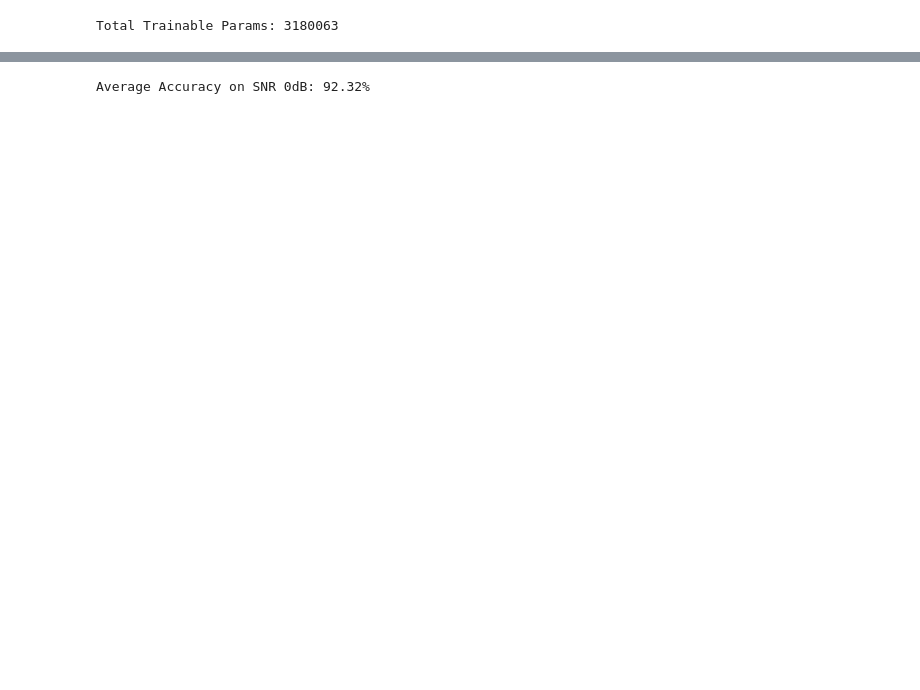
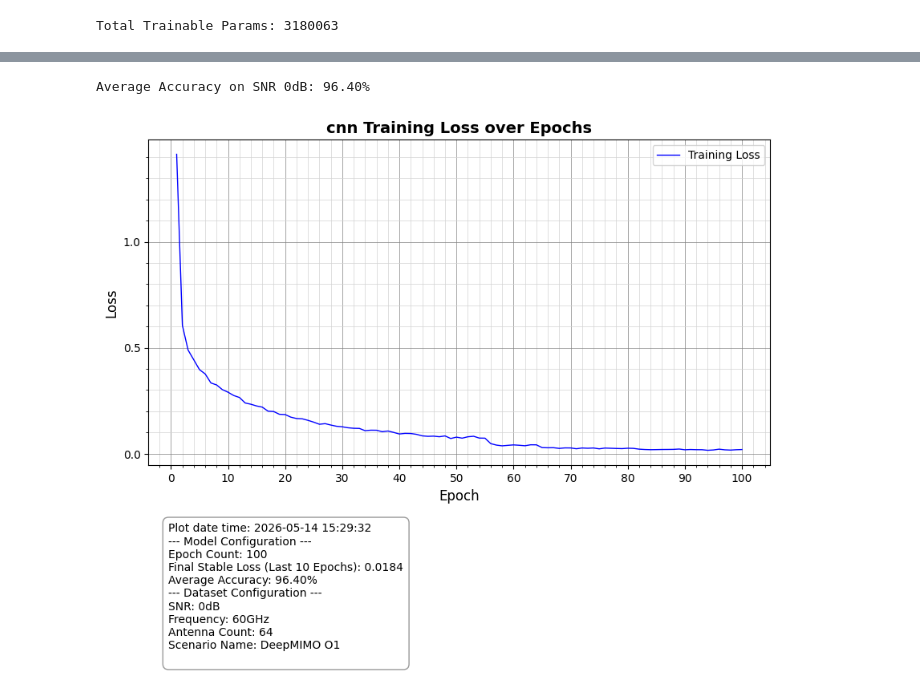
Before and after one commit to Automatic28m/deepLearningForMassiveMIMO, a Jupyter notebook: deepmimo_cnn.ipynb, the cells around one changed output, grey strips where cells are left out. Saved outputs shown, nothing was run; the diff lists cells and outputs as text; code cells hidden in the pictures; blank space fills up the shorter version.

Commit message:
Add Global Seed, Best saving model, Learning Rate Scheduler

```diff
--- a/deepmimo_cnn.ipynb
+++ b/deepmimo_cnn.ipynb
@@ -140,4 +179,5 @@ Epoch [100/100], Loss: 0.1143
 # %%
+model.load_state_dict(torch.load(f'best_{ai_model}_model.pth'))
 model.eval()
 correct = 0
 total = 0
@@ -152,7 +192,66 @@ with torch.no_grad():
 
 print(f'Average Accuracy on SNR 0dB: {100 * correct / total:.2f}%')
 # %% [output]
-Average Accuracy on SNR 0dB: 92.32%
+Average Accuracy on SNR 0dB: 96.40%
+# %%
+import matplotlib.pyplot as plt
+import matplotlib.ticker as ticker
+from datetime import datetime
+
+initial_datetime = datetime.now().strftime("%Y-%m-%d %H:%M:%S")
+final_avg_loss = np.mean(train_losses[-10:])
+
+plt.figure(figsize=(10, 7)) # Increased height slightly for the text
+plt.plot(range(1, epochs + 1), train_losses, color='blue', label='Training Loss', linewidth=1)
+
+# Graph styling
+plt.title(f'{ai_model} Training Loss over Epochs', fontsize=14, fontweight='bold')
+plt.xlabel('Epoch', fontsize=12)
+plt.ylabel('Loss', fontsize=12)
+# Enable minor ticks
+plt.minorticks_on()
+
+# Configure Major Grid (the darker, main lines)
+plt.grid(which='major', linestyle='-', linewidth='0.5', color='gray', alpha=1)
+
+# Configure Minor Grid (the lighter, more frequent lines)
+plt.grid(which='minor', linestyle='-', linewidth='0.5', color='lightgray', alpha=1)
+
+# Optional: Set specific frequency for ticks
+plt.gca().xaxis.set_major_locator(ticker.MultipleLocator(10))
+plt.gca().xaxis.set_minor_locator(ticker.MultipleLocator(2))
+plt.gca().yaxis.set_major_locator(ticker.MultipleLocator(0.5))
+plt.gca().yaxis.set_minor_locator(ticker.MultipleLocator(0.1))
+plt.legend()
+
+# 2. Add extra space at the bottom for the configuration text
+plt.subplots_adjust(bottom=0.3)
+
+# 3. Construct the configuration string
+config_text = (
+    f"Plot date time: {initial_datetime}\n"
+    f"--- Model Configuration ---\n"
+    f"Epoch Count: {epochs}\n"
+    f"Final Stable Loss (Last 10 Epochs): {final_avg_loss:.4f}\n"
+    f"Average Accuracy: {100 * correct / total:.2f}%\n"
+    f"--- Dataset Configuration ---\n"
+    f"SNR: {snr}dB\n"
+    f"Frequency: {frequency}GHz\n"
+    f"Antenna Count: {antennas}\n"
+    f"Scenario Name: DeepMIMO {scenario}\n"
+)
+
+# 4. Place the text in the blank space
+plt.figtext(0.15, -0.05, config_text,
+            fontsize=10,
+            ha="left",
+            bbox=dict(facecolor='white', alpha=0.8, edgecolor='gray', boxstyle='round,pad=0.5'))
+
+
+
+plt.show()
+# %% [output]
+[figure, added]
 # %%
 import seaborn as sns
 import matplotlib.pyplot as plt
```
Also changed, not shown: parts of 6 cells of this notebook, 6 other files.
